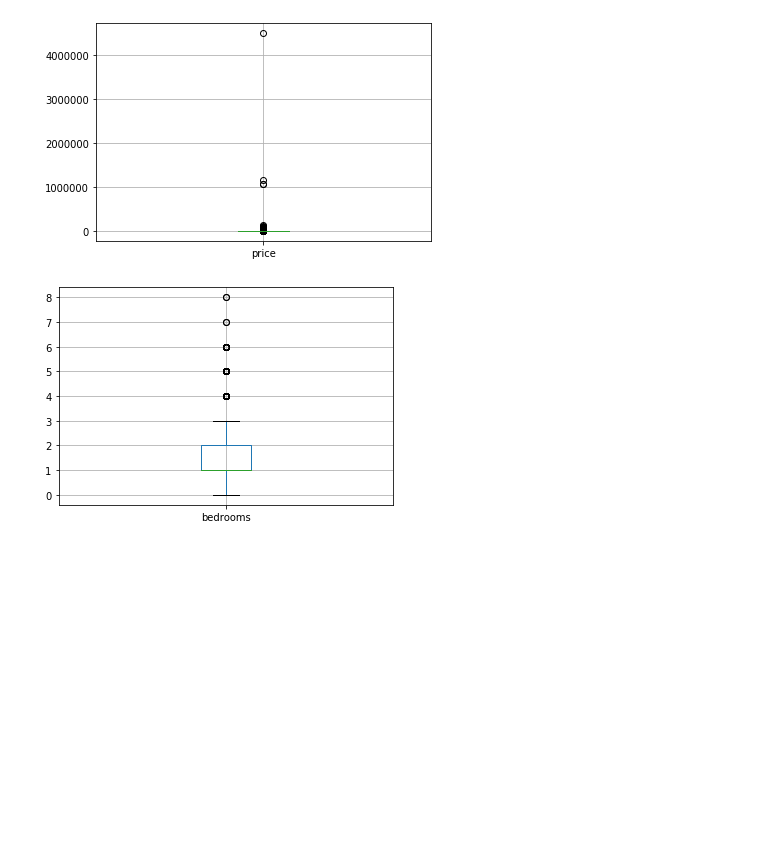
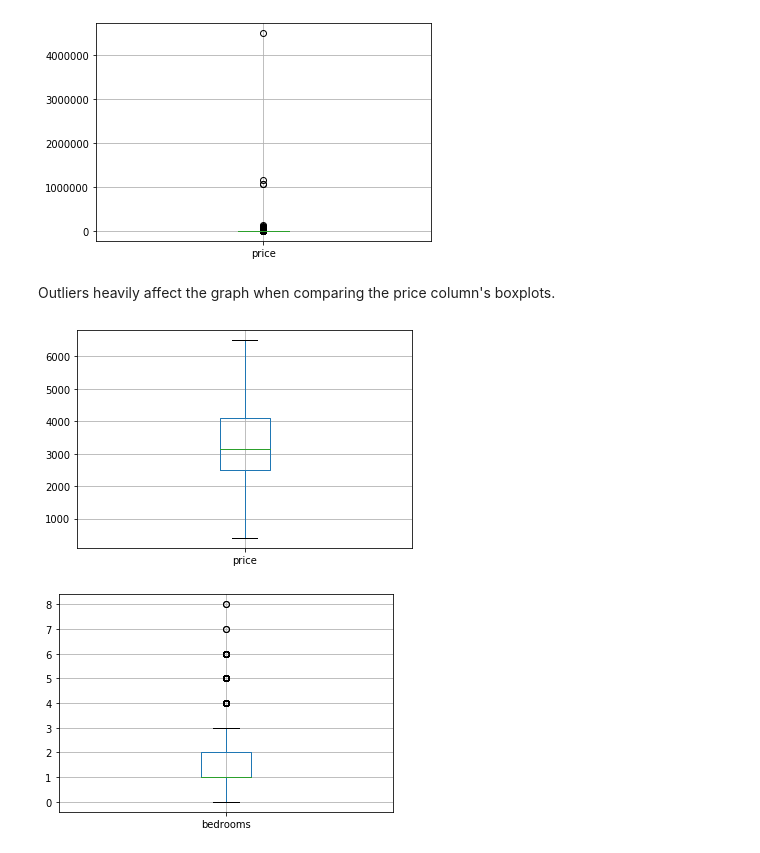
Before and after one commit to SinaKhalili/kaggle-data-analysis, a Jupyter notebook: exploratory-data-analysis.ipynb, the cells around one changed output. Saved outputs shown, nothing was run; the diff lists cells and outputs as text; code cells hidden in the pictures; blank space fills up the shorter version.

Commit message:
outlier/missing values add ons

```diff
--- a/exploratory-data-analysis.ipynb
+++ b/exploratory-data-analysis.ipynb
@@ -276,6 +297,12 @@ show_long_plot1(plot,'sns','bar',100,0.5,40)
 PriceBoxWOOL = df.boxplot(column = ['price'], showfliers = True); PriceBoxWOOL;
 # %% [output]
 [figure]
+# %% [markdown]
+Outliers heavily affect the graph when comparing the price column's boxplots.
+# %%
+PriceBoxWOOL2 = df.boxplot(column = ['price'], showfliers = False); PriceBoxWOOL2;
+# %% [output]
+[figure, added]
 # %%
 BedBox = df.boxplot(column = ['bedrooms'], showfliers = True); BedBox;
 # %% [output]
```
Also changed, not shown: parts of 14 cells of this notebook.
